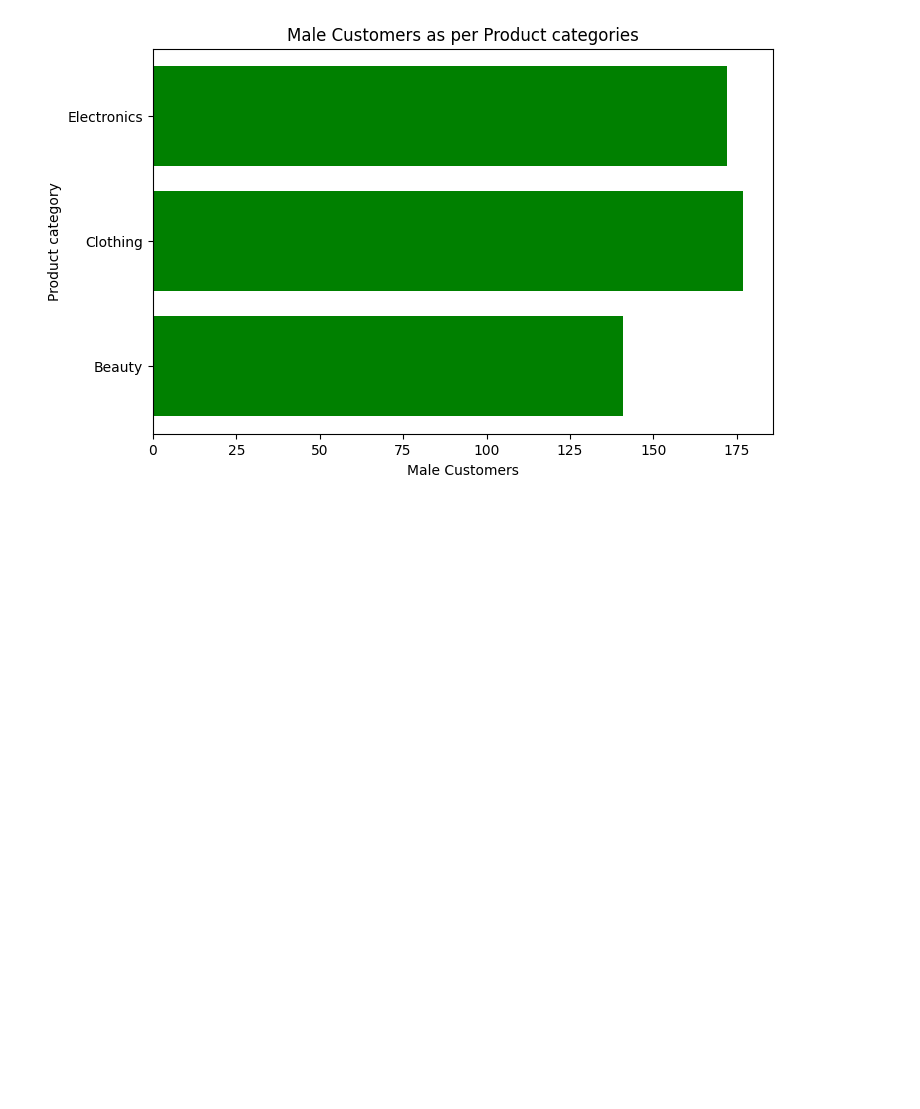
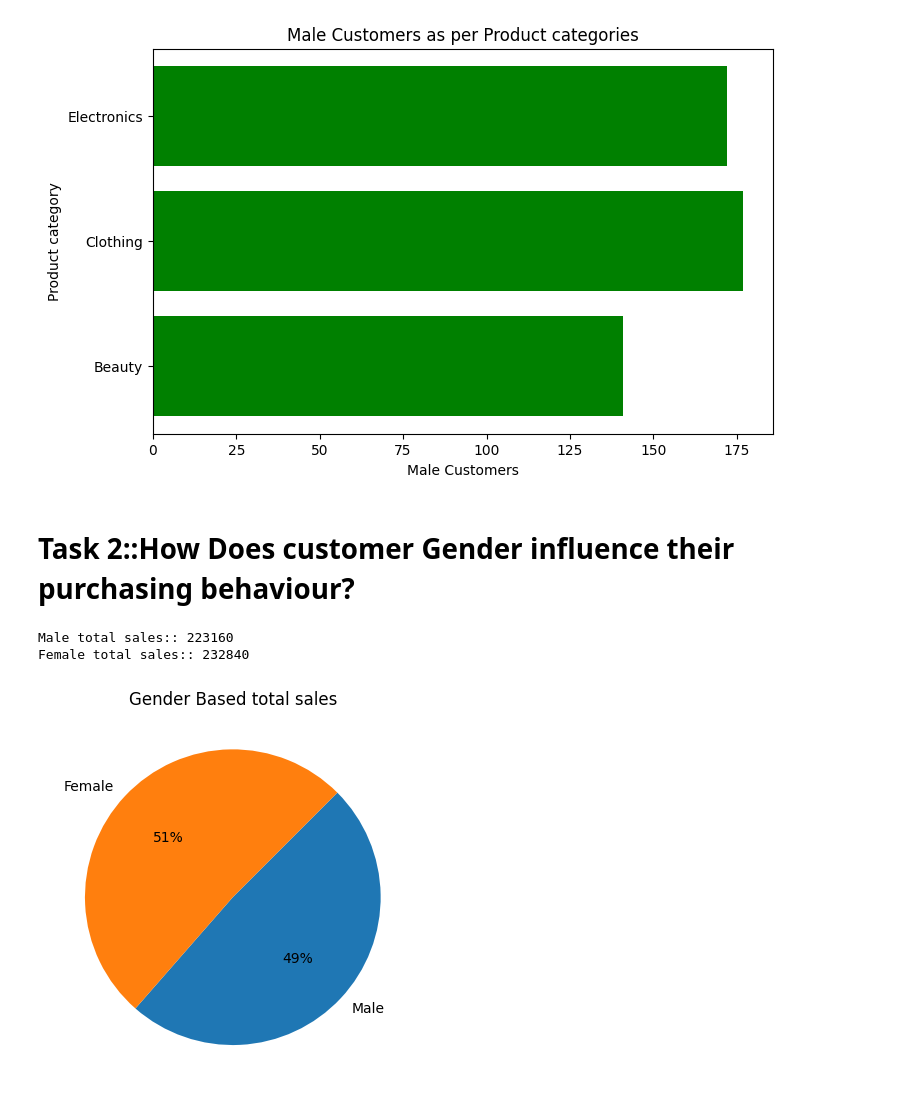
Before and after one commit to Kelvinkimotho/Projects-, a Jupyter notebook: Retail_sales2023/retail sales analysis.ipynb, the cells around one changed output. Drawn from its saved outputs; the diff is of its cells as text; code cells hidden in the pictures; blank space fills up the shorter version.

Commit message:
did some analysis on how customer gender influence their purchasing behavior

```diff
--- a/Retail_sales2023/retail sales analysis.ipynb
+++ b/Retail_sales2023/retail sales analysis.ipynb
@@ -84,3 +79,36 @@ plt.title("Male Customers as per Product categories")
 # %% [output]
 Text(0.5, 1.0, 'Male Customers as per Product categories')
 [figure]
+# %% [markdown]
+# Task 2::How Does customer Gender influence their purchasing behaviour?
+# %%
+#Finding customer Genders
+genders=df['Gender'].unique()
+#A list storing Gender based total sales
+gender_total_list=[]
+#looping through the genders list
+for gender in genders:
+    #variable to store each gender total sales amount
+    gender_total_sales=f"{gender}_total_sales"
+    gender_total_sales=0
+    #looping through the entire Dataframe
+    for i in range(len(df)):
+        if df.loc[i].Gender==gender:
+            gender_total_sales+=df.loc[i].Total_sales
+    gender_total_list.append(gender_total_sales)
+    print(f"{gender} total sales:: {gender_total_sales}")
+    total_sales+=gender_total_sales
+# %% [output]
+Male total sales:: 223160
+Female total sales:: 232840
+# %%
+#vusualising my findings using a piechart
+sizes=gender_total_list
+plt.pie(
+    sizes,
+    labels=genders
+    ,autopct='%1.f%%',counterclock=False,startangle=45)
+plt.title("Gender Based total sales")
+plt.show()
+# %% [output]
+[figure, added]
```
Also changed, not shown: parts of 1 cell of this notebook.
